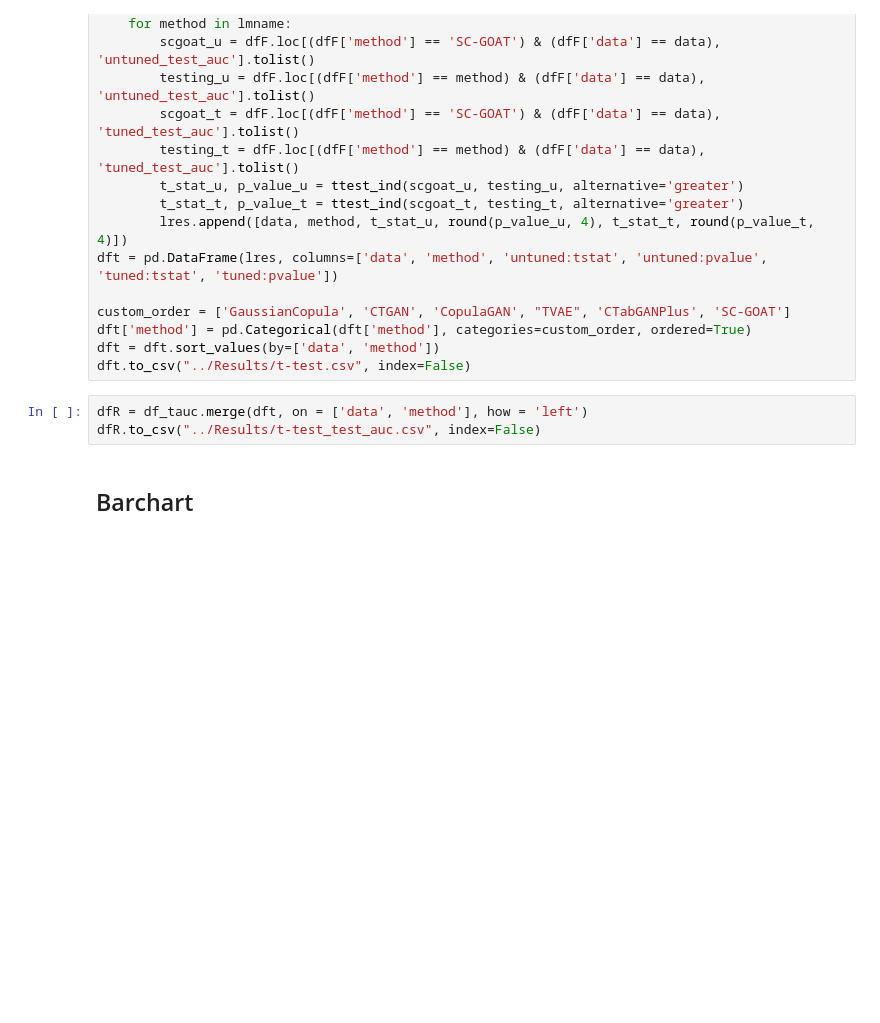
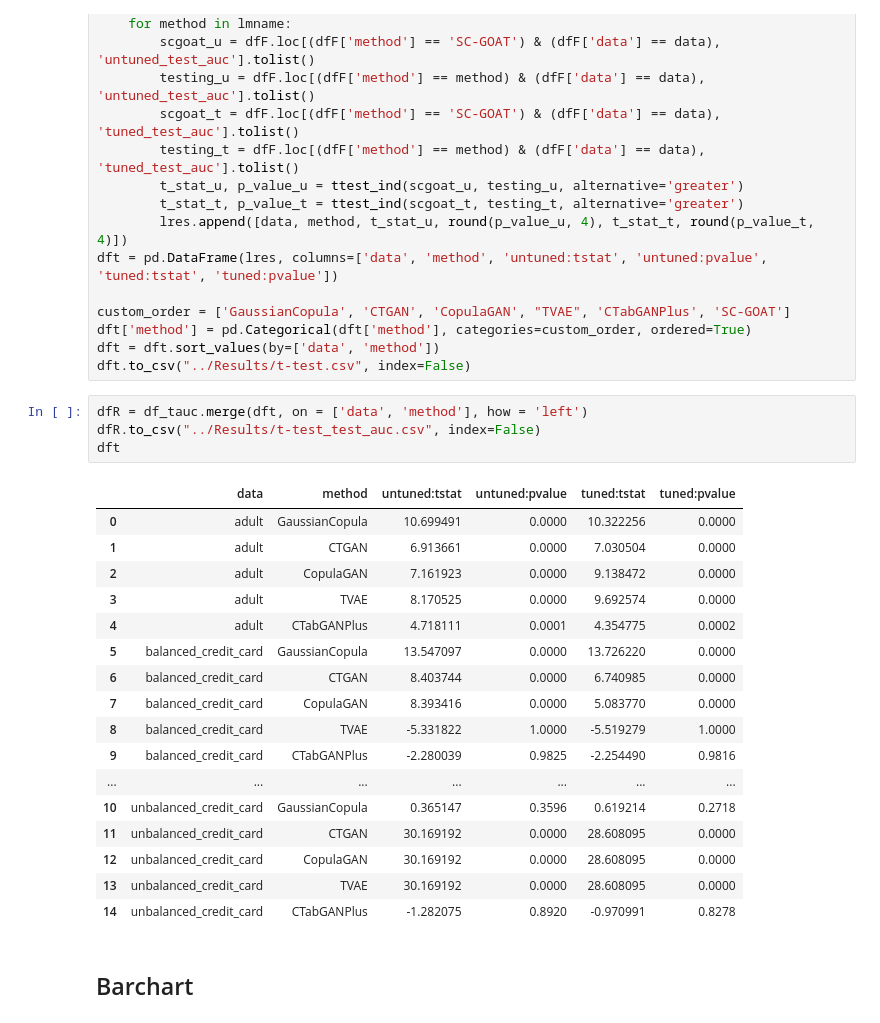
Before and after one commit to shinnasa/SC-GOAT, a Jupyter notebook: code/GetResults.ipynb, the cells around one changed output. Cells and saved outputs as stored; diff of their text form; blank space fills up the shorter version.

```diff
--- a/code/GetResults.ipynb
+++ b/code/GetResults.ipynb
@@ -328,6 +313,25 @@ dft.to_csv("../Results/t-test.csv", index=False)
 # %%
 dfR = df_tauc.merge(dft, on = ['data', 'method'], how = 'left')
 dfR.to_csv("../Results/t-test_test_auc.csv", index=False)
+dft
+# %% [output]
+|  | data | method | untuned:tstat | untuned:pvalue | tuned:tstat | tuned:pvalue |
+| 0 | adult | GaussianCopula | 10.699491 | 0.0000 | 10.322256 | 0.0000 |
+| 1 | adult | CTGAN | 6.913661 | 0.0000 | 7.030504 | 0.0000 |
+| 2 | adult | CopulaGAN | 7.161923 | 0.0000 | 9.138472 | 0.0000 |
+| 3 | adult | TVAE | 8.170525 | 0.0000 | 9.692574 | 0.0000 |
+| 4 | adult | CTabGANPlus | 4.718111 | 0.0001 | 4.354775 | 0.0002 |
+| 5 | balanced_credit_card | GaussianCopula | 13.547097 | 0.0000 | 13.726220 | 0.0000 |
+| 6 | balanced_credit_card | CTGAN | 8.403744 | 0.0000 | 6.740985 | 0.0000 |
+| 7 | balanced_credit_card | CopulaGAN | 8.393416 | 0.0000 | 5.083770 | 0.0000 |
+| 8 | balanced_credit_card | TVAE | -5.331822 | 1.0000 | -5.519279 | 1.0000 |
+| 9 | balanced_credit_card | CTabGANPlus | -2.280039 | 0.9825 | -2.254490 | 0.9816 |
+| ... | ... | ... | ... | ... | ... | ... |
+| 10 | unbalanced_credit_card | GaussianCopula | 0.365147 | 0.3596 | 0.619214 | 0.2718 |
+| 11 | unbalanced_credit_card | CTGAN | 30.169192 | 0.0000 | 28.608095 | 0.0000 |
+| 12 | unbalanced_credit_card | CopulaGAN | 30.169192 | 0.0000 | 28.608095 | 0.0000 |
+| 13 | unbalanced_credit_card | TVAE | 30.169192 | 0.0000 | 28.608095 | 0.0000 |
+| 14 | unbalanced_credit_card | CTabGANPlus | -1.282075 | 0.8920 | -0.970991 | 0.8278 |
 # %% [markdown]
 ## Barchart
 # %%
```
Also changed, not shown: parts of 8 cells of this notebook.
